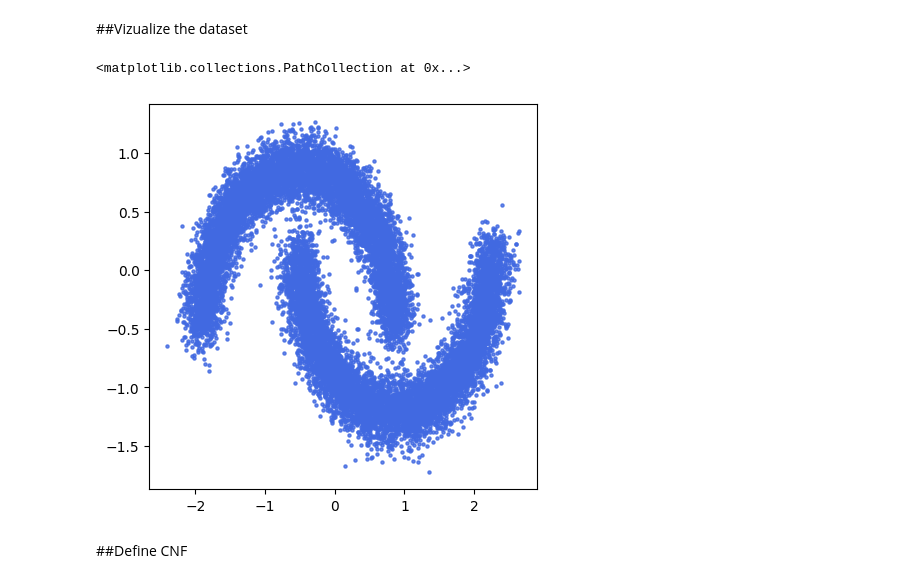
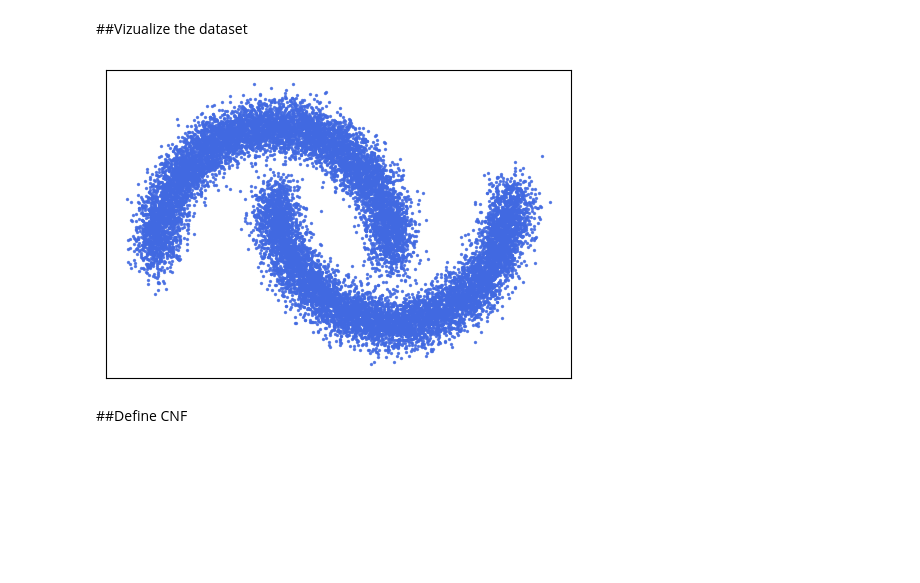
Before and after one commit to kelangray/Neural-ODEs, a Jupyter notebook: cnfs.ipynb, the cells around one changed output. Saved outputs shown, nothing was run; the diff lists cells and outputs as text; code cells hidden in the pictures; blank space fills up the shorter version.

```diff
--- a/cnfs.ipynb
+++ b/cnfs.ipynb
@@ -79,13 +74,15 @@ To solve the neural ODEs above, we use the Torchdyn library:
 # %%
 from sklearn.datasets import make_moons
 n_samples = 1 << 14
 
 X, yn = make_moons(n_samples=1 << 14, noise=0.1)
 X = (X - X.mean())/X.std()
 
-plt.figure(figsize=(5, 5))
-plt.scatter(X[:,0], X[:,1], c='royalblue',s=5, alpha=0.8)
+plt.figure(figsize=(6, 4))
+plt.scatter(X[:,0], X[:,1], c='royalblue',s=2, alpha=0.8)
+plt.xticks([])
+plt.yticks([])
+plt.show()
 # %% [output]
-<matplotlib.collections.PathCollection at 0x...>
-[figure, old version]
+[figure, new version]
 # %%
```
Also changed, not shown: parts of 9 cells of this notebook, 6 other files.
